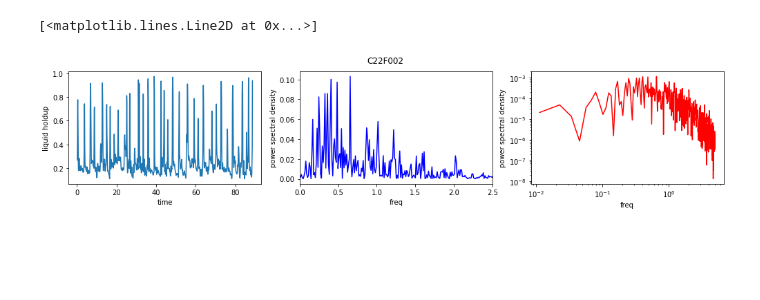
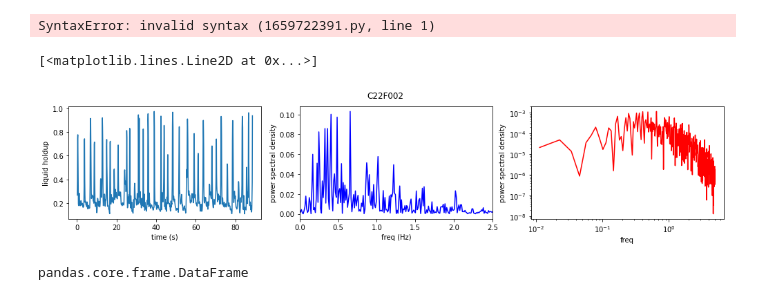
Before and after one commit to simonecasolo/TDA-for-Slugging, a Jupyter notebook: Imperial Slug Data Analysis.ipynb, the cells around one changed output. Saved outputs shown, nothing was run; the diff lists cells and outputs as text; code cells hidden in the pictures; blank space fills up the shorter version.

```diff
--- a/Imperial Slug Data Analysis.ipynb
+++ b/Imperial Slug Data Analysis.ipynb
@@ -21,3 +10,7 @@ C22F002
+# %%
+C22F002.plot(x="C22F002[C22F002.columns[0]],y="C22F002[C22F002.columns[1]]")
+# %% [output]
+SyntaxError: invalid syntax (1659722391.py, line 1)
 # %%
 def spectrum1(h, dt=1):
     """
@@ -42,25 +35,27 @@ def spectrum1(h, dt=1):
     psdraw = psraw * dt * nt  # nt * dt is record length
     return freqs, psraw, psdraw
 # %%
-#C22F002.plot(x='time(s)')
-
 fig_C22F002, data = plt.subplots(1, 3, figsize=(17, 3))
 
 fig_C22F002.suptitle('C22F002')
-data[0].set_xlabel('time ()')
+data[0].set_xlabel('time (s)')
 data[0].set_ylabel('liquid holdup')
 data[1].set_xlabel('freq (Hz)')
 data[1].set_ylabel('power spectral density')
 data[1].set_xlim([0,2.5])
 data[2].set_xlabel('freq')
 data[2].set_ylabel('power spectral density')
 
 freqs, ps, psd = spectrum1(C22F002[C22F002.columns[1]], dt=0.1)
 
 data[0].plot(C22F002[C22F002.columns[0]],C22F002[C22F002.columns[1]])
 #data[1].loglog(freqs,psd,'r',freqs,ps,'b')
 data[1].plot(freqs,psd,'b')
 data[2].loglog(freqs,ps,'r')
 # %% [output]
 [<matplotlib.lines.Line2D at 0x...>]
-[figure, old version]
+[figure, new version]
+# %%
+type(C22F002)
+# %% [output]
+pandas.core.frame.DataFrame
```
Also changed, not shown: parts of 13 cells of this notebook.
